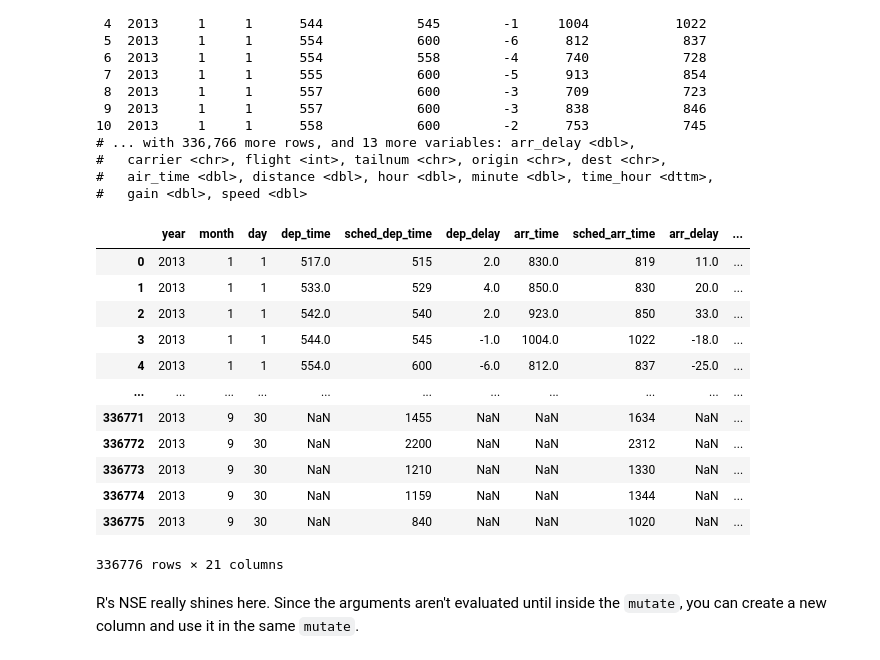
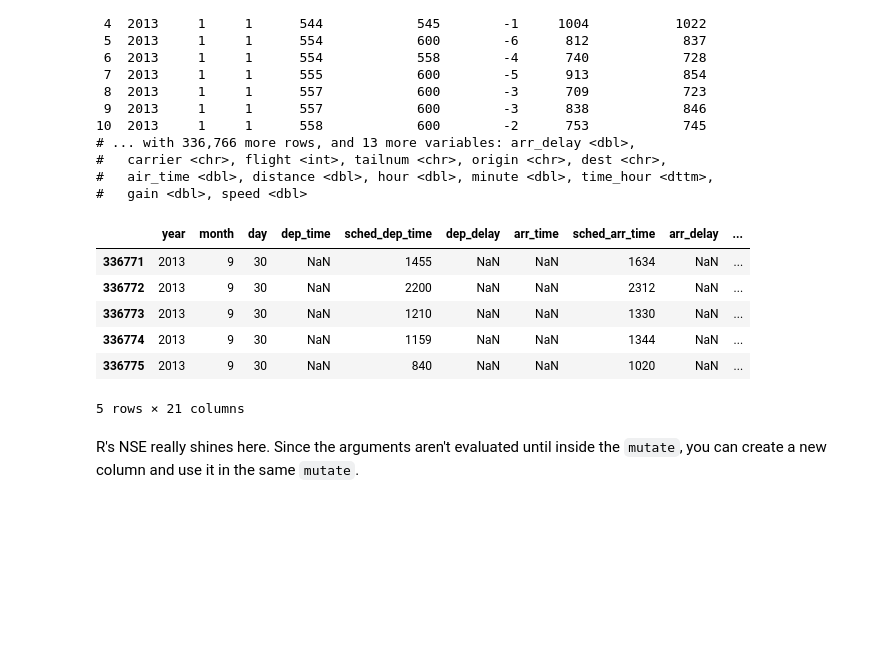
Before and after one commit to TomAugspurger/ia-rug, a Jupyter notebook: notebooks/Pandas.ipynb, the cells around one changed output. Saved outputs shown, nothing was run; the diff lists cells and outputs as text; code cells hidden in the pictures; blank space fills up the shorter version.

```diff
--- a/notebooks/Pandas.ipynb
+++ b/notebooks/Pandas.ipynb
@@ -261,22 +261,16 @@ mutate(flights,
 # %%
 flights.assign(
     gain=flights.arr_delay - flights.dep_delay,
     speed=flights.distance / flights.air_time * 60
-)
+).tail()
 # %% [output]
 |  | year | month | day | dep_time | sched_dep_time | dep_delay | arr_time | sched_arr_time | arr_delay | ... |
-| 0 | 2013 | 1 | 1 | 517.0 | 515 | 2.0 | 830.0 | 819 | 11.0 | ... |
-| 1 | 2013 | 1 | 1 | 533.0 | 529 | 4.0 | 850.0 | 830 | 20.0 | ... |
-| 2 | 2013 | 1 | 1 | 542.0 | 540 | 2.0 | 923.0 | 850 | 33.0 | ... |
-| 3 | 2013 | 1 | 1 | 544.0 | 545 | -1.0 | 1004.0 | 1022 | -18.0 | ... |
-| 4 | 2013 | 1 | 1 | 554.0 | 600 | -6.0 | 812.0 | 837 | -25.0 | ... |
-| ... | ... | ... | ... | ... | ... | ... | ... | ... | ... | ... |
 | 336771 | 2013 | 9 | 30 | NaN | 1455 | NaN | NaN | 1634 | NaN | ... |
 | 336772 | 2013 | 9 | 30 | NaN | 2200 | NaN | NaN | 2312 | NaN | ... |
 | 336773 | 2013 | 9 | 30 | NaN | 1210 | NaN | NaN | 1330 | NaN | ... |
 | 336774 | 2013 | 9 | 30 | NaN | 1159 | NaN | NaN | 1344 | NaN | ... |
 | 336775 | 2013 | 9 | 30 | NaN | 840 | NaN | NaN | 1020 | NaN | ... |
-336776 rows × 21 columns
+5 rows × 21 columns
 # %% [markdown]
 R's NSE really shines here. Since the arguments aren't evaluated until inside the `mutate`, you can create
 a new column and use it in the same `mutate`.
```
Also changed, not shown: parts of 14 cells of this notebook, 11 other files.
